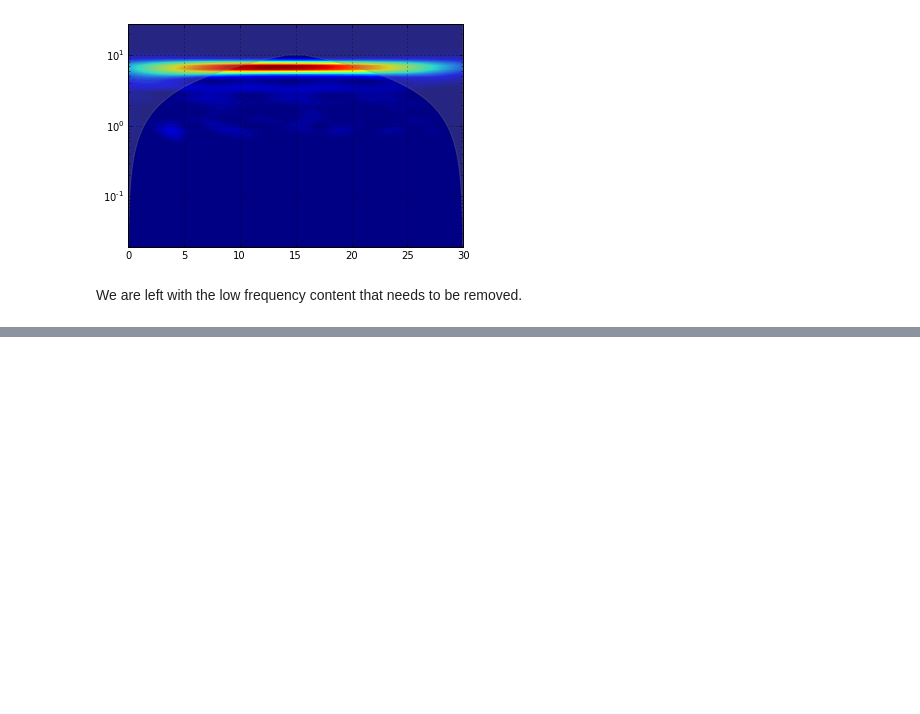
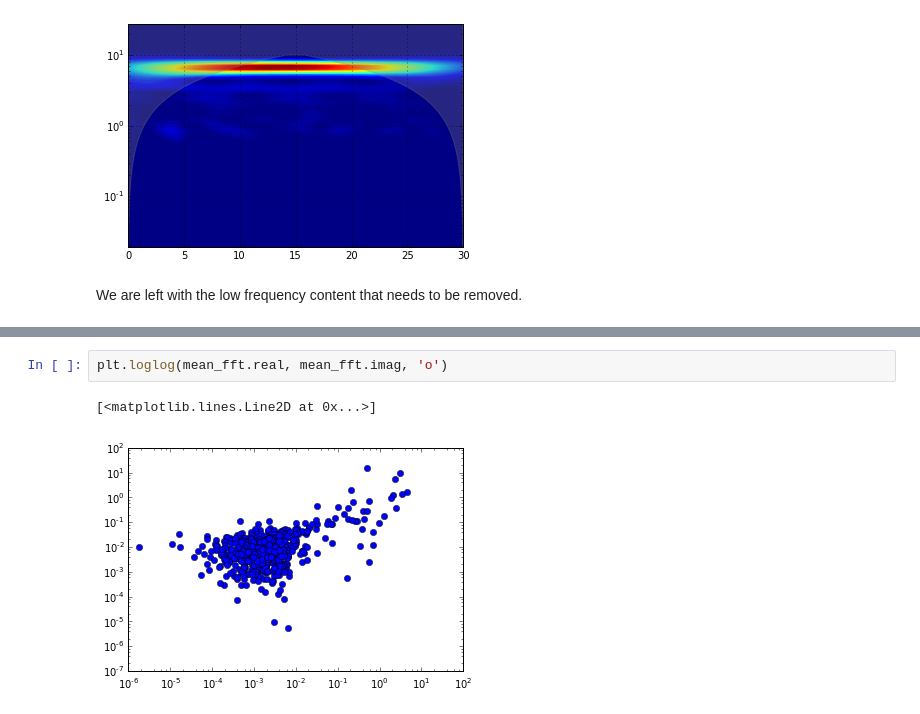
Before and after one commit to aaren/thesis, a Jupyter notebook: chapters/turbulence/wave-subtraction/summary.ipynb, the cells around one changed output, grey strips where cells are left out. Cells and saved outputs as stored; diff of their text form; blank space fills up the shorter version.

```diff
--- a/chapters/turbulence/wave-subtraction/summary.ipynb
+++ b/chapters/turbulence/wave-subtraction/summary.ipynb
@@ -162,0 +174,5 @@ We are left with the low frequency content that needs to be removed.
+# %%
+plt.loglog(mean_fft.real, mean_fft.imag, 'o')
+# %% [output]
+[<matplotlib.lines.Line2D at 0x...>]
+[figure, added]
```
Also changed, not shown: parts of 26 cells of this notebook.
